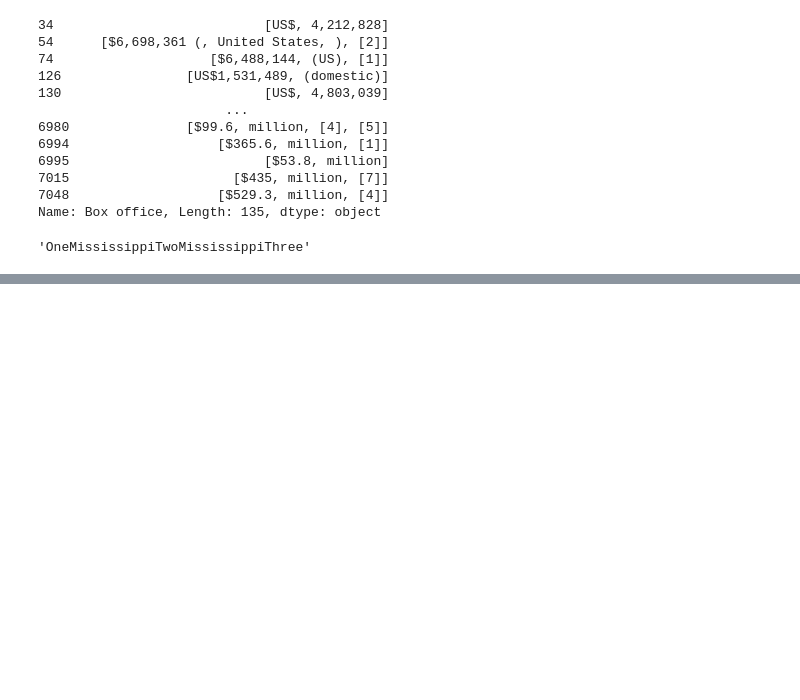
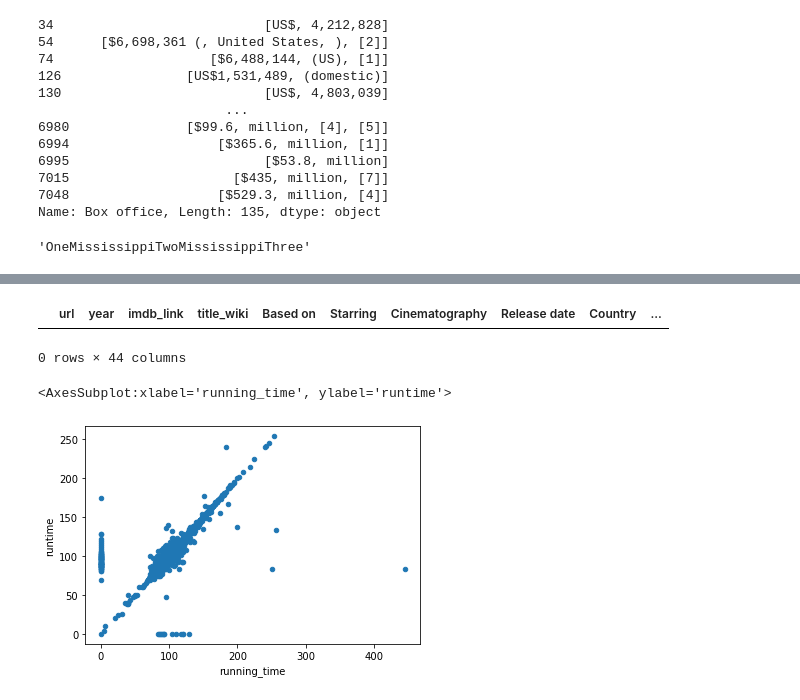
Before and after one commit to CFarnsy/Movies-ETL, a Jupyter notebook: Movies3.ipynb, the cells around one changed output, grey strips where cells are left out. Drawn from its saved outputs; the diff is of its cells as text; code cells hidden in the pictures; blank space fills up the shorter version.

```diff
--- a/Movies3.ipynb
+++ b/Movies3.ipynb
@@ -1194,0 +1257,4 @@ Name: rating, dtype: float64
+# %%
+# Merge the Wikipedia data and the Kaggle Date with an inner join to verify what data needs to be
+# cleaned up more.
+movies_df = pd.merge(wiki_movies_df, kaggle_metadata, on='imdb_id', suffixes=['_wiki','_kaggle'])
@@ -1194,0 +1295,19 @@ Name: rating, dtype: float64
+# %%
+# The kaggle data looks cleaner. Verify there aren't any missing titles in the Kaggle data.
+# Show any rows where title_kaggle is empty
+movies_df[(movies_df['title_kaggle'] == '') | (movies_df['title_kaggle'].isnull())]
+# %% [output]
+|  | url | year | imdb_link | title_wiki | Based on | Starring | Cinematography | Release date | Country | ... |
+0 rows × 44 columns
+# %%
+# Review running_time vs runtime data. A scatter plot is a great way to gain a sense of how
+# similiar the columns are to each other.  if 2 columns are exactly the same, the scatter plot would
+# be a perfectly straight line, wildly different values will show up as dots far from the center
+# line, and if one column is missing data, the values would fall on the x or y axis.
+
+# You should expect there to be missing data due to the data being merged.  Scatter plots won't
+# show null values, so fill the null values in with zeros while plotting the data.
+movies_df.fillna(0).plot(x='running_time', y='runtime', kind='scatter')
+# %% [output]
+<AxesSubplot:xlabel='running_time', ylabel='runtime'>
+[figure, added]
```
Also changed, not shown: parts of 126 cells of this notebook.
